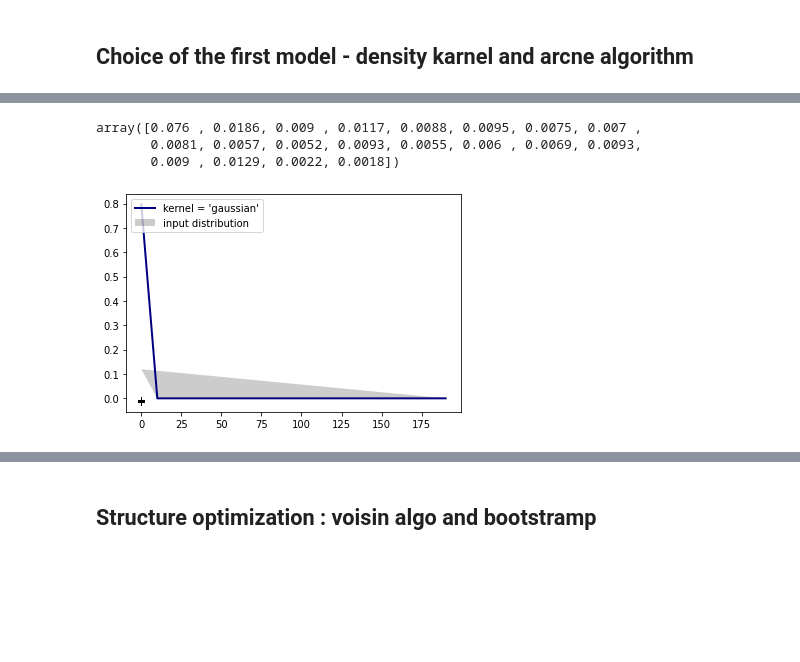
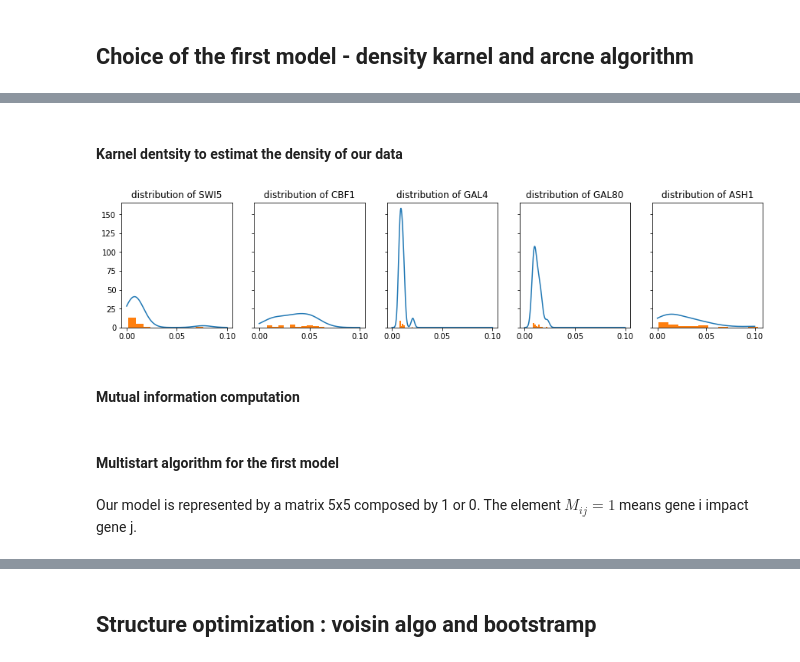
Before and after one commit to maud73/Gene_Regulatory_NW_id, a Jupyter notebook: main.ipynb, the cells around one changed output, grey strips where cells are left out. Saved outputs shown, nothing was run; the diff lists cells and outputs as text; code cells hidden in the pictures; blank space fills up the shorter version.

```diff
--- a/main.ipynb
+++ b/main.ipynb
@@ -58,40 +40,35 @@ plt.show()
-# %%
-Y_data[:,0]
-# %% [output]
-array([0.076 , 0.0186, 0.009 , 0.0117, 0.0088, 0.0095, 0.0075, 0.007 ,
-       0.0081, 0.0057, 0.0052, 0.0093, 0.0055, 0.006 , 0.0069, 0.0093,
-       0.009 , 0.0129, 0.0022, 0.0018])
-# %%
-# Plot a 1D density example
-N = 100
-
-X = Y_data[:,0].reshape(-1, 1)
-
-X_plot = t_data.reshape(-1,1)
-#X_plot = np.linspace(-5, 10, 1000)[:, np.newaxis]
-
-true_dens = 0.3 * norm(0, 1).pdf(X_plot[:, 0]) + 0.7 * norm(5, 1).pdf(X_plot[:, 0])
-
-fig, ax = plt.subplots()
-ax.fill(X_plot[:, 0], true_dens, fc="black", alpha=0.2, label="input distribution")
-colors = ["navy"]
-kernels = ["gaussian"]
-lw = 2
-
-
-kde = KernelDensity(kernel=kernel, bandwidth=0.5).fit(X)
-log_dens = kde.score_samples(X_plot)
-ax.plot(X_plot[:, 0],
-        np.exp(log_dens),
-        color=color,
-        lw=lw,
-        linestyle="-",
-        label="kernel = '{0}'".format(kernel),
-    )
-
-ax.legend(loc="upper left")
-ax.plot(X[:, 0], -0.005 - 0.01 * np.random.random(X.shape[0]), "+k")
-
-plt.show()
-# %% [output]
-[figure, removed]
+# %% [markdown]
+#### Karnel dentsity to estimat the density of our data
+# %%
+from scipy.stats import norm, gaussian_kde
+
+#preparing the plot
+t = np.linspace(0, 0.1, 500)
+fig, axs = plt.subplots(1, 5,figsize=(15, 3), sharey=True)
+
+#init list of karnel density for each varrible
+densities = []
+#the bandwith
+bw = []
+
+
+for i in range(Y_data.shape[1]) : #for each genes
+
+    #estimate the ditribution
+    scipy_karnel = gaussian_kde(Y_data[:,i])
+    densities.append(scipy_karnel)
+    y= scipy_karnel.evaluate(t)
+
+    #plot the histogram of the y values and the distributions
+    axs[i].plot(t,y)
+    axs[i].hist(Y_data[:,i])
+
+    #title and legend
+    axs[i].set_title(f'distribution of {data.columns[1+i]}')
+
+    #estimate the bandwith
+    bw.append(scipy_karnel.factor * np.std(Y_data[:,i]))
+# %% [output]
+[figure, added]
+# %% [markdown]
+#### Mutual information computation
@@ -97,0 +88,4 @@ plt.show()
+# %% [markdown]
+#### Multistart algorithm for the first model
+# %% [markdown]
+Our model is represented by a matrix 5x5 composed by 1 or 0. The element $M_{ij} = 1$ means gene i impact gene j.
```
Also changed, not shown: parts of 12 cells of this notebook.
